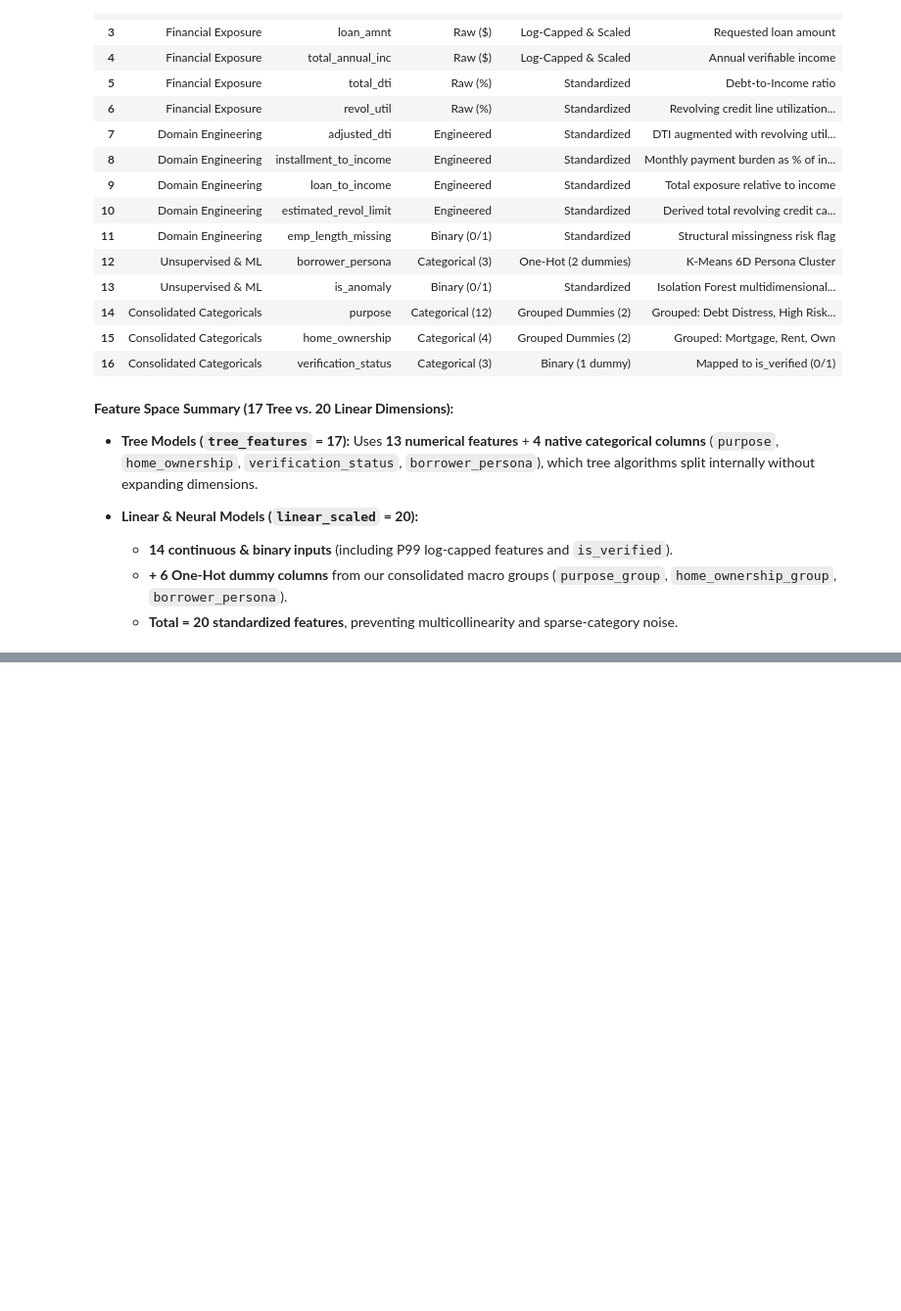
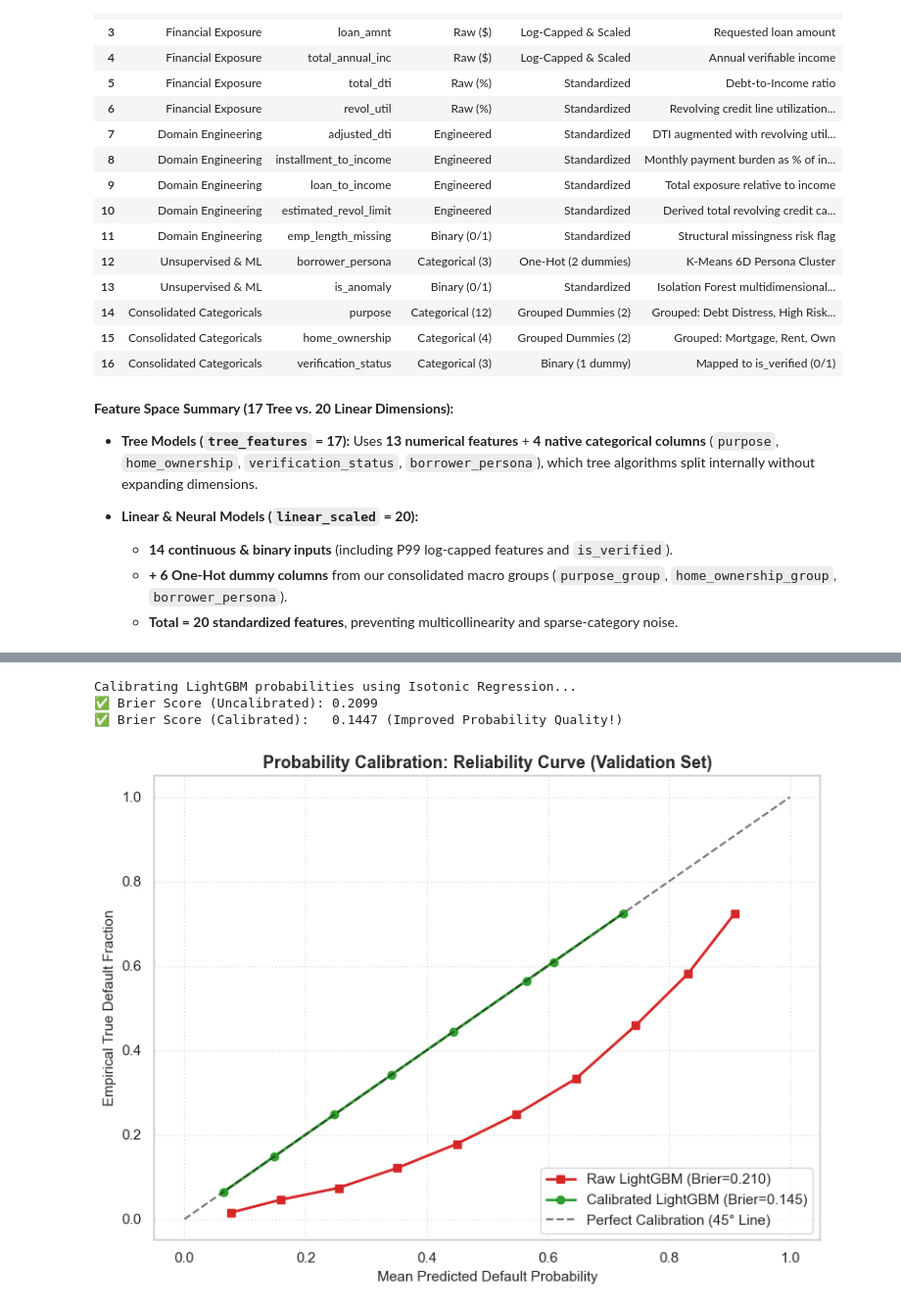
Before and after one commit to YonatanGafri/lending-club-mlops, a Jupyter notebook: Lending_Club_Project_Semifinal.ipynb, the cells around one changed output, grey strips where cells are left out. Shown at 98% size. Saved outputs shown, nothing was run; the diff lists cells and outputs as text; code cells hidden in the pictures; blank space fills up the shorter version.

```diff
--- a/Lending_Club_Project_Semifinal.ipynb
+++ b/Lending_Club_Project_Semifinal.ipynb
@@ -1880,0 +2172,51 @@ This pipeline successfully transforms raw, imbalanced financial data into action
+# %%
+# ==============================================================================
+# 7.2 Probability Calibration with Isotonic Regression
+# ==============================================================================
+from sklearn.isotonic import IsotonicRegression
+from sklearn.calibration import calibration_curve
+from sklearn.metrics import brier_score_loss
+import matplotlib.pyplot as plt
+
+print("Calibrating LightGBM probabilities using Isotonic Regression...")
+
+# 1. Get raw uncalibrated probabilities on validation set
+y_val_prob_uncal = best_lgb_model.predict_proba(X_val_tree)[:, 1]
+
+# 2. Fit Isotonic Regression on Validation probabilities
+iso_calibrator = IsotonicRegression(out_of_bounds='clip', y_min=0.0, y_max=1.0)
+iso_calibrator.fit(y_val_prob_uncal, y_val)
+
+# 3. Predict calibrated probabilities
+y_val_prob_calib = iso_calibrator.predict(y_val_prob_uncal)
+
+# 4. Calculate Brier Scores (lower is better)
+brier_uncal = brier_score_loss(y_val, y_val_prob_uncal)
+brier_calib = brier_score_loss(y_val, y_val_prob_calib)
+
+print(f"✅ Brier Score (Uncalibrated): {brier_uncal:.4f}")
+print(f"✅ Brier Score (Calibrated):   {brier_calib:.4f} (Improved Probability Quality!)")
+
+# 5. Plot Calibration Curves (Reliability Diagram)
+fig, ax = plt.subplots(figsize=(8, 6))
+
+prob_true_uncal, prob_pred_uncal = calibration_curve(y_val, y_val_prob_uncal, n_bins=10)
+prob_true_calib, prob_pred_calib = calibration_curve(y_val, y_val_prob_calib, n_bins=10)
+
+ax.plot(prob_pred_uncal, prob_true_uncal, 's-', label=f'Raw LightGBM (Brier={brier_uncal:.3f})', color='#d62728', linewidth=2)
+ax.plot(prob_pred_calib, prob_true_calib, 'o-', label=f'Calibrated LightGBM (Brier={brier_calib:.3f})', color='#2ca02c', linewidth=2)
+ax.plot([0, 1], [0, 1], 'k--', label='Perfect Calibration (45° Line)', alpha=0.6)
+
+ax.set_title('Probability Calibration: Reliability Curve (Validation Set)', fontsize=13, fontweight='bold')
+ax.set_xlabel('Mean Predicted Default Probability', fontsize=11)
+ax.set_ylabel('Empirical True Default Fraction', fontsize=11)
+ax.legend(loc='lower right', frameon=True)
+ax.grid(True, linestyle=':', alpha=0.6)
+
+plt.tight_layout()
+plt.show()
+# %% [output]
+Calibrating LightGBM probabilities using Isotonic Regression...
+✅ Brier Score (Uncalibrated): 0.2099
+✅ Brier Score (Calibrated):   0.1447 (Improved Probability Quality!)
+[figure, added]
```
Also changed, not shown: parts of 60 cells of this notebook, 2 other files.
